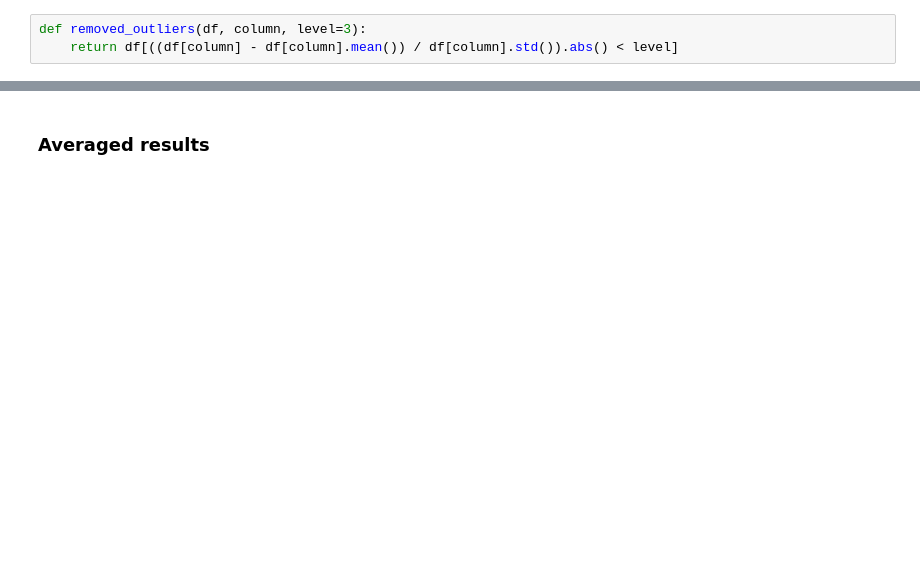
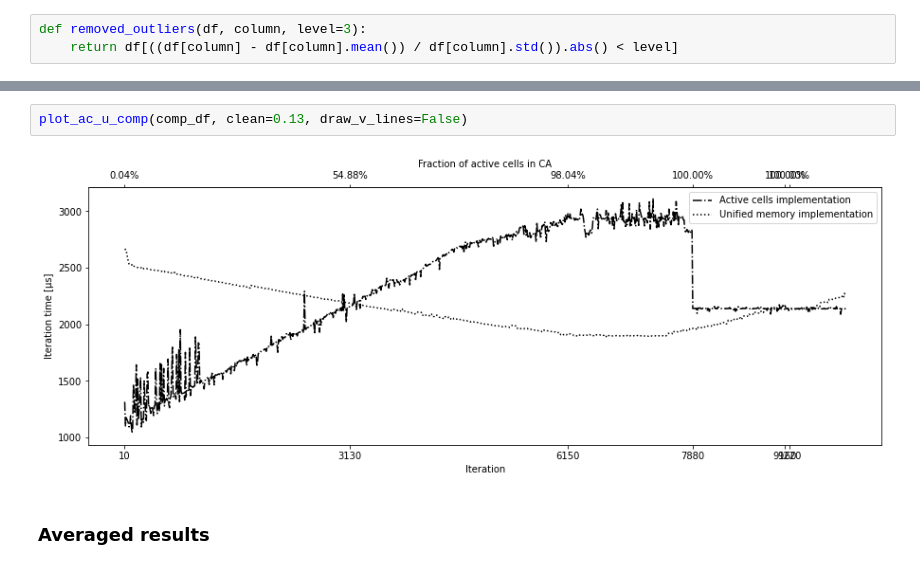
Before and after one commit to prenc/saturated-flow-thesis, a Jupyter notebook: coverage_evaluation.ipynb, the cells around one changed output, grey strips where cells are left out. Drawn from its saved outputs; the diff is of its cells as text; blank space fills up the shorter version.

```diff
--- a/coverage_evaluation.ipynb
+++ b/coverage_evaluation.ipynb
@@ -81,3 +99,7 @@ plt.show()
+# %%
+plot_ac_u_comp(comp_df, clean=0.13, draw_v_lines=False)
+# %% [output]
+[figure, added]
 # %% [markdown]
 ### Averaged results
 # %%
```
Also changed, not shown: parts of 18 cells of this notebook.
